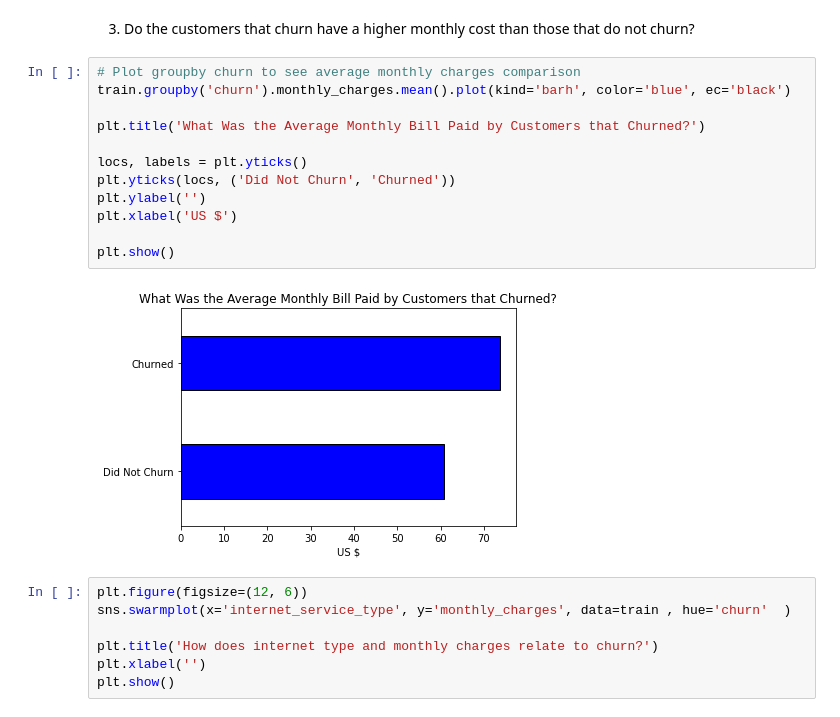
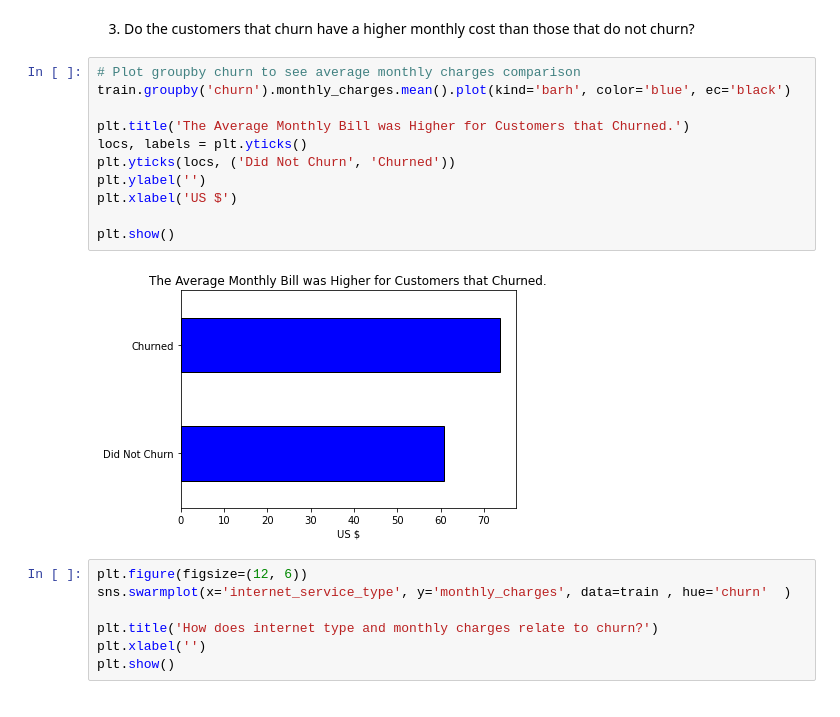
Before and after one commit to chloerwhitaker/Telco_Classification_Project, a Jupyter notebook: Telco_Classification_Report.ipynb, the cells around one changed output. Saved outputs shown, nothing was run; the diff lists cells and outputs as text.

```diff
--- a/Telco_Classification_Report.ipynb
+++ b/Telco_Classification_Report.ipynb
@@ -358,17 +358,16 @@ We reject the null hypothesis that a customer churning and having fiber optic in
 # %%
 # Plot groupby churn to see average monthly charges comparison
 train.groupby('churn').monthly_charges.mean().plot(kind='barh', color='blue', ec='black')
 
-plt.title('What Was the Average Monthly Bill Paid by Customers that Churned?')
-
+plt.title('The Average Monthly Bill was Higher for Customers that Churned.')
 locs, labels = plt.yticks()
 plt.yticks(locs, ('Did Not Churn', 'Churned'))
 plt.ylabel('')
 plt.xlabel('US $')
 
 plt.show()
 # %% [output]
-[figure, old version]
+[figure, new version]
 # %%
 plt.figure(figsize=(12, 6))
 sns.swarmplot(x='internet_service_type', y='monthly_charges', data=train , hue='churn'  )
```
Also changed, not shown: parts of 61 cells of this notebook.
